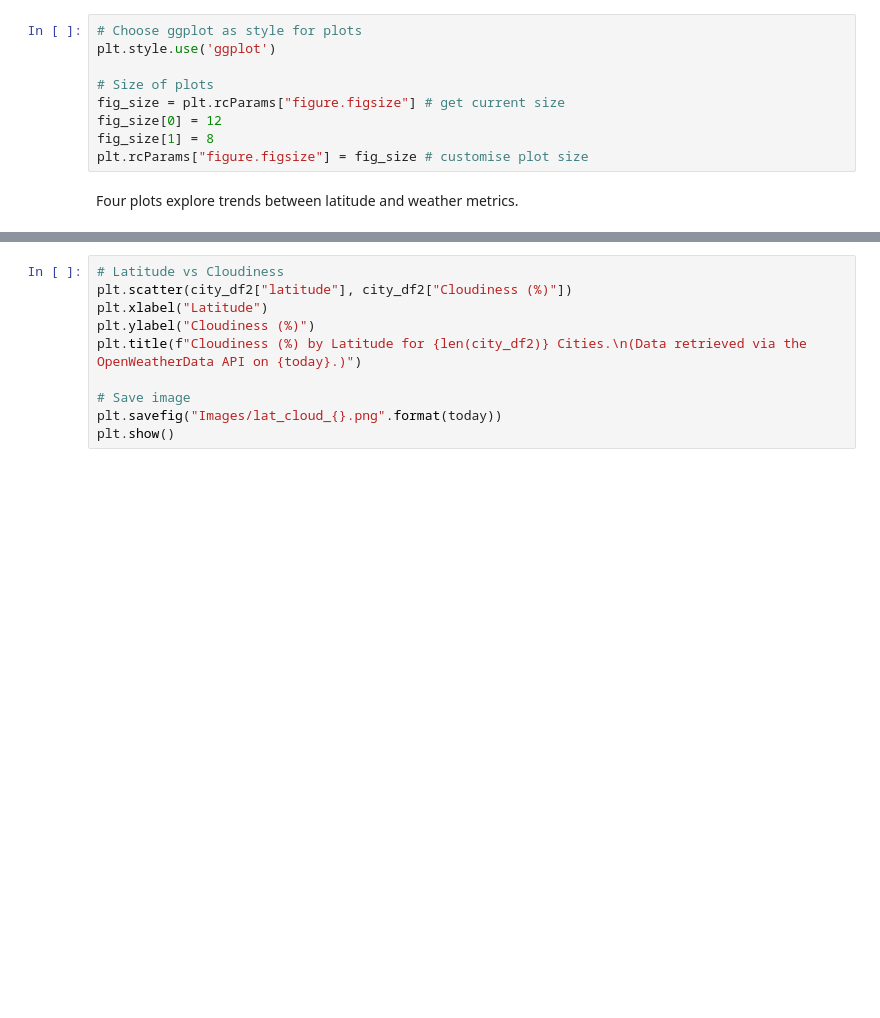
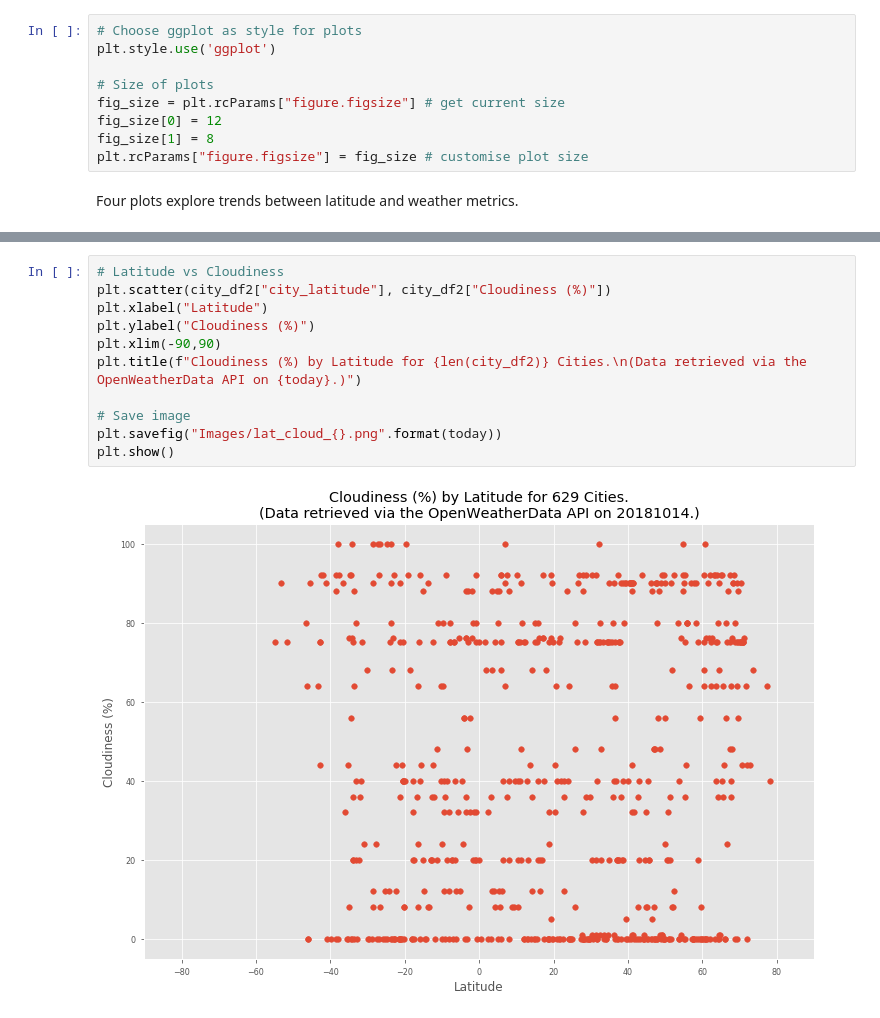
Before and after one commit to rochiecuevas/WeatherPy, a Jupyter notebook: WeatherPy.ipynb, the cells around one changed output, grey strips where cells are left out. Cells and saved outputs as stored; diff of their text form; blank space fills up the shorter version.

```diff
--- a/WeatherPy.ipynb
+++ b/WeatherPy.ipynb
@@ -297,12 +385,15 @@ plt.show()
 # %%
 # Latitude vs Cloudiness
-plt.scatter(city_df2["latitude"], city_df2["Cloudiness (%)"])
+plt.scatter(city_df2["city_latitude"], city_df2["Cloudiness (%)"])
 plt.xlabel("Latitude")
 plt.ylabel("Cloudiness (%)")
+plt.xlim(-90,90)
 plt.title(f"Cloudiness (%) by Latitude for {len(city_df2)} Cities.\n(Data retrieved via the OpenWeatherData API on {today}.)")
 
 # Save image
 plt.savefig("Images/lat_cloud_{}.png".format(today))
 plt.show()
+# %% [output]
+[figure, added]
 # %%
 # Latitude vs Wind Speed
```
Also changed, not shown: parts of 24 cells of this notebook, 14 other files.
